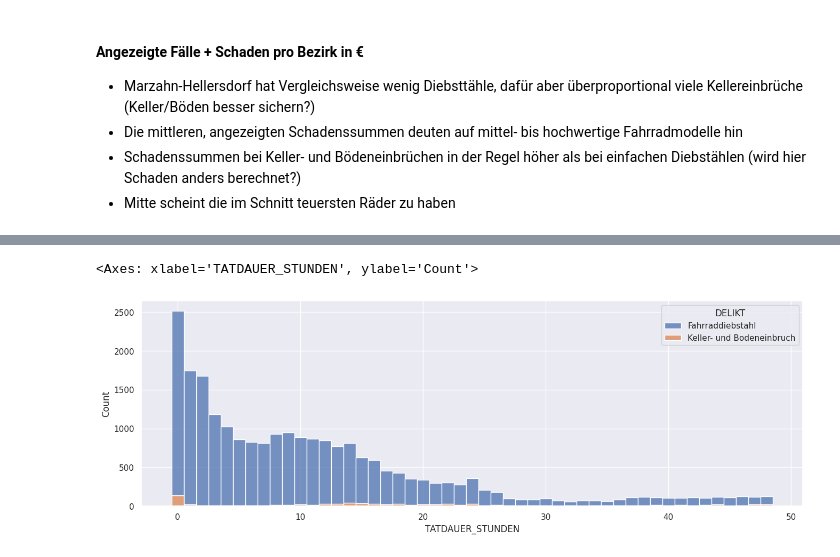
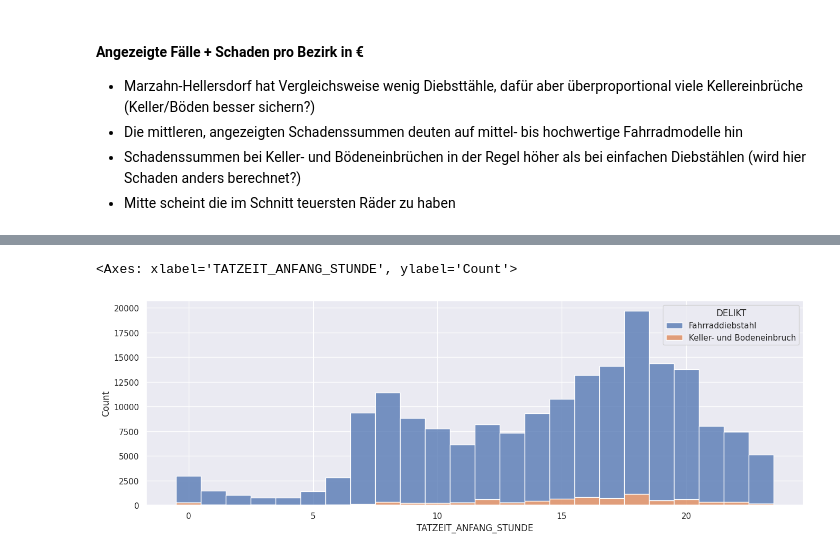
Before and after one commit to adrian-baumann/application_challenge, a Jupyter notebook: exploration.ipynb, the cells around one changed output, grey strips where cells are left out. Drawn from its saved outputs; the diff is of its cells as text; code cells hidden in the pictures.

```diff
--- a/exploration.ipynb
+++ b/exploration.ipynb
@@ -47,2 +63,19 @@ with open(lor_path, "rb") as file:
+# %%
+# Aufbereitung von timevalues
+bike_data["ANGELEGT_AM"] = pd.to_datetime(bike_data["ANGELEGT_AM"], dayfirst=True)
+bike_data["TATZEIT_ANFANG_DATUM"] = pd.to_datetime(
+    bike_data["TATZEIT_ANFANG_DATUM"], dayfirst=True
+) + pd.to_timedelta(bike_data.TATZEIT_ANFANG_STUNDE, unit="h")
+bike_data["TATZEIT_ENDE_DATUM"] = pd.to_datetime(
+    bike_data["TATZEIT_ENDE_DATUM"], dayfirst=True
+) + pd.to_timedelta(bike_data.TATZEIT_ENDE_STUNDE, unit="h")
+bike_data["TATDAUER_STUNDEN"] = (
+    bike_data.TATZEIT_ENDE_DATUM - bike_data.TATZEIT_ANFANG_DATUM
+).astype("timedelta64[h]")
+
+# Vorbereitung eines keys zum Join mit Bezirksübersichtstabelle
+bike_data["BZR_ID"] = bike_data["LOR"].str[0:6]
+lor_ort_data["spatial_name"] = lor_ort_data["spatial_name"].str[0:2]
+lor_ort_data = lor_ort_data.rename(columns={"spatial_name": "BEZ"})
 # %%
 # bike_data.info()
@@ -50,16 +83,0 @@ with open(lor_path, "rb") as file:
-# %%
-# Aufbereitung von timevalues
-bike_data["ANGELEGT_AM"] = pd.to_datetime(bike_data["ANGELEGT_AM"], dayfirst=True)
-bike_data["TATZEIT_ANFANG_DATUM"] = pd.to_datetime(
-    bike_data["TATZEIT_ANFANG_DATUM"], dayfirst=True
-) + pd.to_timedelta(bike_data.TATZEIT_ANFANG_STUNDE, unit="h")
-bike_data["TATZEIT_ENDE_DATUM"] = pd.to_datetime(
-    bike_data["TATZEIT_ENDE_DATUM"], dayfirst=True
-) + pd.to_timedelta(bike_data.TATZEIT_ENDE_STUNDE, unit="h")
-bike_data["TATDAUER_STUNDEN"] = (
-    bike_data.TATZEIT_ENDE_DATUM - bike_data.TATZEIT_ANFANG_DATUM
-).astype("timedelta64[h]")
-
-# Vorbereitung eines keys zum Join mit Bezirksübersichtstabelle
-bike_data["BEZ"] = bike_data["LOR"].str[0:2] + bike_data["LOR"].str[4:6]
-lor_data = lor_data.rename(columns={"spatial_name": "BEZ"})
@@ -75,4 +86,7 @@ bike_data.head()
 # %%
-merged_df = bike_data.merge(lor_data, how="left", on="BEZ")
-merged_df.info()
+merged_df = bike_data.merge(lor_bzr_data, how="left", on="BZR_ID")
+merged_df = merged_df.merge(lor_ort_data, how="left", on="BEZ")
+del lor_ort_data, lor_ort_dtypes, lor_ort_path, lor_bzr_data, lor_bzr_dtypes, lor_bzr_path
+
+merged_df.head()
 # %% [output]
@@ -216,12 +267,11 @@ sns.histplot(
 # %%
 sns.histplot(
     data=merged_df,
-    x="TATDAUER_STUNDEN",
-    binrange=[0, 48],
+    x="TATZEIT_ANFANG_STUNDE",
     discrete=True,
     hue="DELIKT",
     multiple="stack",
 )
 # %% [output]
-<Axes: xlabel='TATDAUER_STUNDEN', ylabel='Count'>
+<Axes: xlabel='TATZEIT_ANFANG_STUNDE', ylabel='Count'>
-[figure, old version]
+[figure, new version]
```
Also changed, not shown: parts of 32 cells of this notebook, 3 other files.
